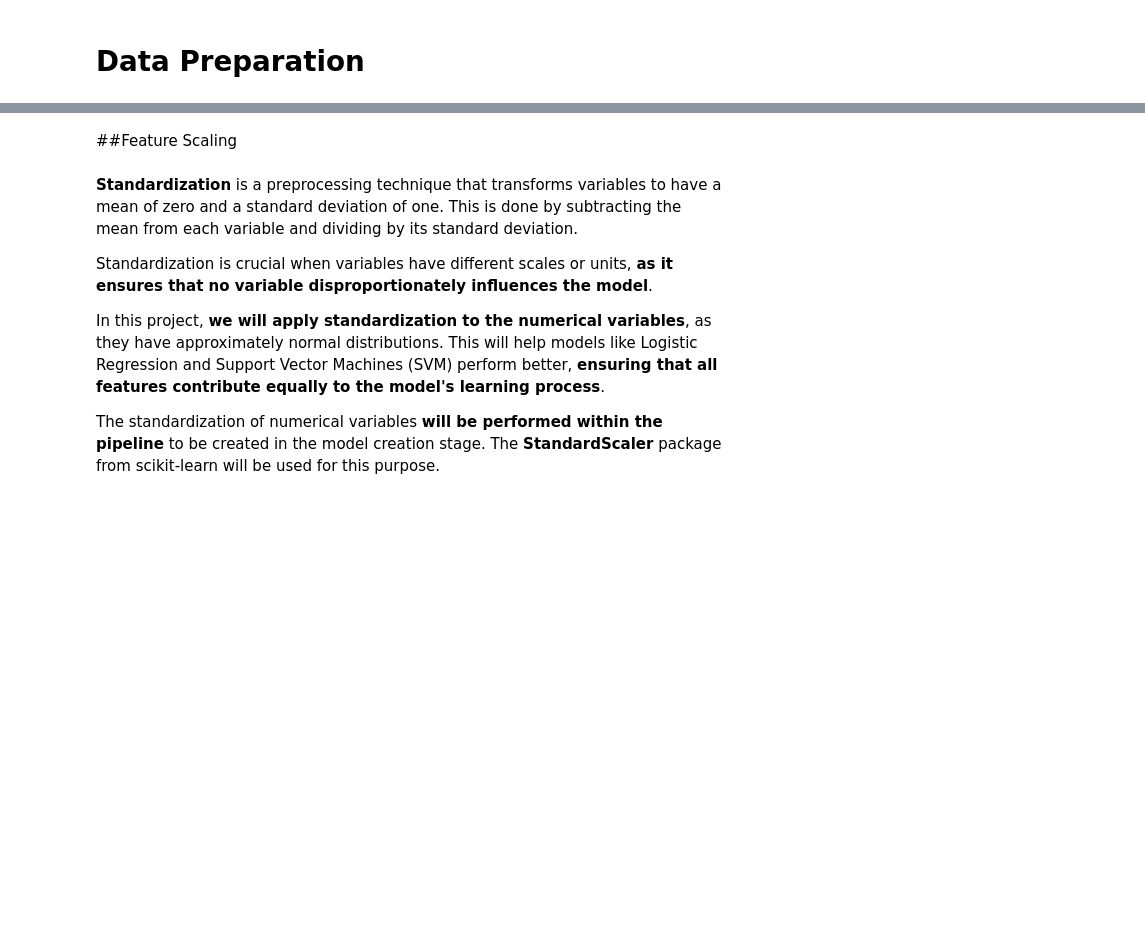
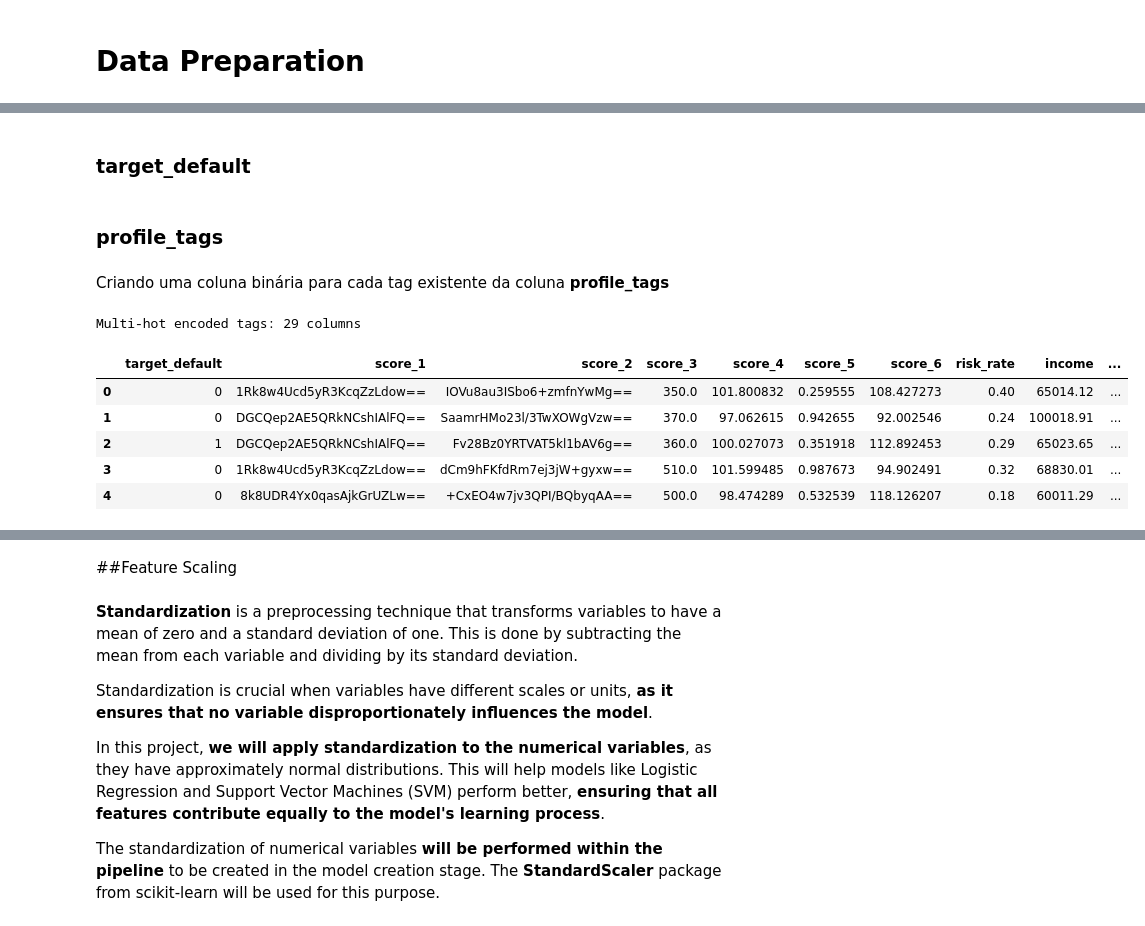
Before and after one commit to gabrielcapela/credit_risk, a Jupyter notebook: notebooks/I_data_analysis.ipynb, the cells around one changed output, grey strips where cells are left out. Saved outputs shown, nothing was run; the diff lists cells and outputs as text; code cells hidden in the pictures; blank space fills up the shorter version.

Commit message:
Endind data understanding

```diff
--- a/notebooks/I_data_analysis.ipynb
+++ b/notebooks/I_data_analysis.ipynb
@@ -1127,0 +1140,15 @@ df_clean.head()
+# %%
+# Handling missing values in numeric variables
+df_clean = df_clean.dropna(subset=['n_bankruptcies', 'n_defaulted_loans'])
+
+# Handling missing values in categorical variables by replacing them with 'unknown'
+df_clean['facebook_profile'] = df_clean['facebook_profile'].fillna('unknown')
+df_clean['marketing_channel'] = df_clean['marketing_channel'].fillna('unknown')
+df_clean['user_agent'] = df_clean['user_agent'].fillna('unknown')
+
+# Calculate the percentage of rows removed
+removed_rows = ((df.shape[0] - df_clean.shape[0]) / df.shape[0]) * 100
+
+
+# Print the final sentence
+print(f"{removed_rows:.2f}% of the rows have been excluded.")
@@ -1129,0 +1176,40 @@ df_clean.head()
+# %% [markdown]
+### target_default
+# %%
+# Convert the target variable to integer (0 and 1)
+df_ft_eng['target_default'] = df_ft_eng['target_default'].astype(int)
+# %% [markdown]
+### profile_tags
+# %% [markdown]
+Criando uma coluna binária para cada tag existente da coluna **profile_tags**
+# %%
+import ast
+from sklearn.preprocessing import MultiLabelBinarizer
+
+# Convert string representation of dictionaries to actual Python dicts
+df_ft_eng['profile_tags'] = df_ft_eng['profile_tags'].apply(ast.literal_eval)
+
+# Extract list of tags for each row
+df_ft_eng['profile_tags'] = df_ft_eng['profile_tags'].apply(lambda x: x['tags'])
+
+# Apply MultiLabelBinarizer to create multi-hot encoded columns
+mlb = MultiLabelBinarizer()
+tags_encoded = mlb.fit_transform(df_ft_eng['profile_tags'])
+
+# Create a DataFrame with the new binary columns
+tags_df = pd.DataFrame(tags_encoded, columns=[f"tag_{tag}" for tag in mlb.classes_], index=df_ft_eng.index)
+
+# Concatenate the new columns with the original dataframe
+df_ft_eng = pd.concat([df_ft_eng.drop(columns=['profile_tags']), tags_df], axis=1)
+
+# Optional: check result
+print(f"Multi-hot encoded tags: {tags_df.shape[1]} columns")
+df_ft_eng.head()
+# %% [output]
+Multi-hot encoded tags: 29 columns
+|  | target_default | score_1 | score_2 | score_3 | score_4 | score_5 | score_6 | risk_rate | income | ... |
+| 0 | 0 | 1Rk8w4Ucd5yR3KcqZzLdow== | IOVu8au3ISbo6+zmfnYwMg== | 350.0 | 101.800832 | 0.259555 | 108.427273 | 0.40 | 65014.12 | ... |
+| 1 | 0 | DGCQep2AE5QRkNCshIAlFQ== | SaamrHMo23l/3TwXOWgVzw== | 370.0 | 97.062615 | 0.942655 | 92.002546 | 0.24 | 100018.91 | ... |
+| 2 | 1 | DGCQep2AE5QRkNCshIAlFQ== | Fv28Bz0YRTVAT5kl1bAV6g== | 360.0 | 100.027073 | 0.351918 | 112.892453 | 0.29 | 65023.65 | ... |
+| 3 | 0 | 1Rk8w4Ucd5yR3KcqZzLdow== | dCm9hFKfdRm7ej3jW+gyxw== | 510.0 | 101.599485 | 0.987673 | 94.902491 | 0.32 | 68830.01 | ... |
+| 4 | 0 | 8k8UDR4Yx0qasAjkGrUZLw== | +CxEO4w7jv3QPI/BQbyqAA== | 500.0 | 98.474289 | 0.532539 | 118.126207 | 0.18 | 60011.29 | ... |
```
Also changed, not shown: parts of 39 cells of this notebook.
